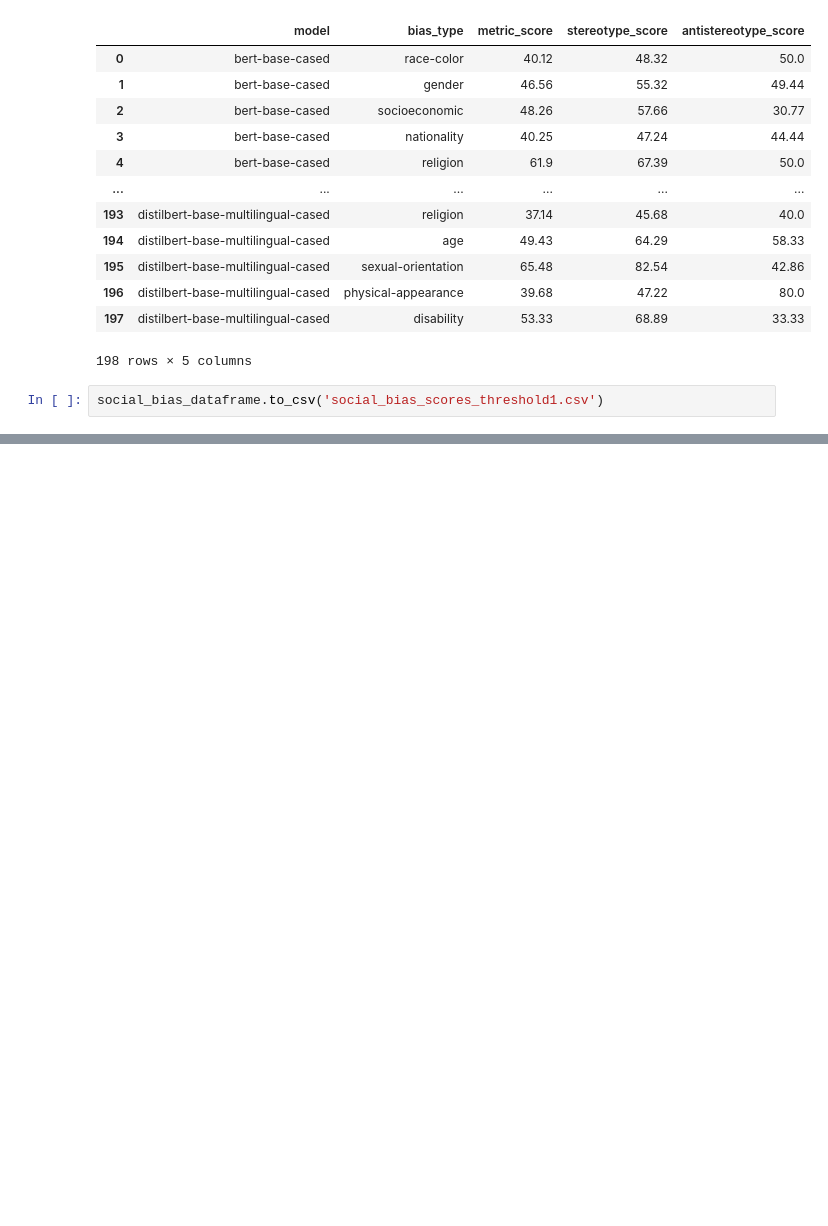
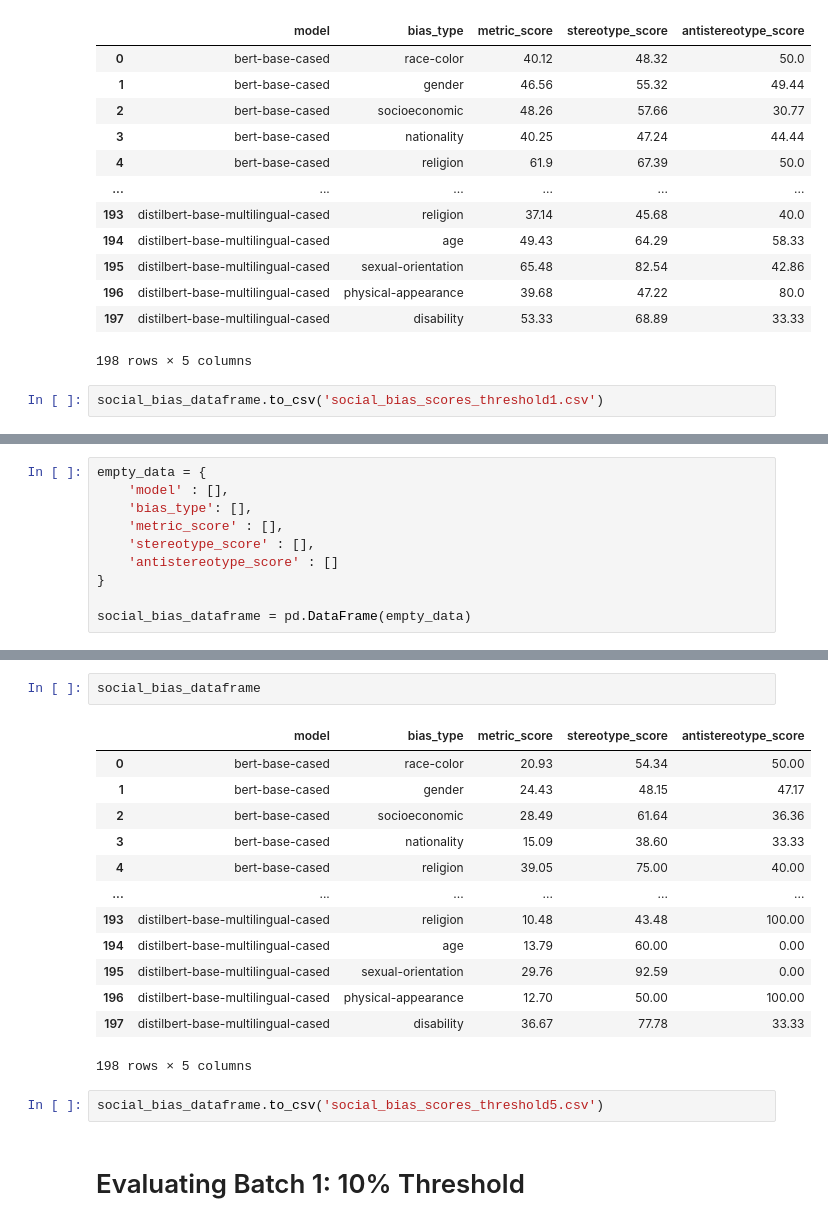
Before and after one commit to laramurphyyx/Visualisation-Tool-for-Social-Bias-in-NLP-Models, a Jupyter notebook: Evaluating Models with Thresholds.ipynb, the cells around one changed output, grey strips where cells are left out. Saved outputs shown, nothing was run; the diff lists cells and outputs as text; blank space fills up the shorter version.

Commit message:
All batches of threshold 5% calculated

```diff
--- a/Evaluating Models with Thresholds.ipynb
+++ b/Evaluating Models with Thresholds.ipynb
@@ -561,0 +564,10 @@ social_bias_dataframe.to_csv('social_bias_scores_threshold1.csv')
+# %%
+empty_data = {
+    'model' : [],
+    'bias_type': [],
+    'metric_score' : [],
+    'stereotype_score' : [],
+    'antistereotype_score' : []
+}
+
+social_bias_dataframe = pd.DataFrame(empty_data)
@@ -561,0 +996,20 @@ social_bias_dataframe.to_csv('social_bias_scores_threshold1.csv')
+# %%
+social_bias_dataframe
+# %% [output]
+|  | model | bias_type | metric_score | stereotype_score | antistereotype_score |
+| 0 | bert-base-cased | race-color | 20.93 | 54.34 | 50.00 |
+| 1 | bert-base-cased | gender | 24.43 | 48.15 | 47.17 |
+| 2 | bert-base-cased | socioeconomic | 28.49 | 61.64 | 36.36 |
+| 3 | bert-base-cased | nationality | 15.09 | 38.60 | 33.33 |
+| 4 | bert-base-cased | religion | 39.05 | 75.00 | 40.00 |
+| ... | ... | ... | ... | ... | ... |
+| 193 | distilbert-base-multilingual-cased | religion | 10.48 | 43.48 | 100.00 |
+| 194 | distilbert-base-multilingual-cased | age | 13.79 | 60.00 | 0.00 |
+| 195 | distilbert-base-multilingual-cased | sexual-orientation | 29.76 | 92.59 | 0.00 |
+| 196 | distilbert-base-multilingual-cased | physical-appearance | 12.70 | 50.00 | 100.00 |
+| 197 | distilbert-base-multilingual-cased | disability | 36.67 | 77.78 | 33.33 |
+198 rows × 5 columns
+# %%
+social_bias_dataframe.to_csv('social_bias_scores_threshold5.csv')
+# %% [markdown]
+# Evaluating Batch 1: 10% Threshold
```
Also changed, not shown: parts of 22 cells of this notebook, 1 other file.
